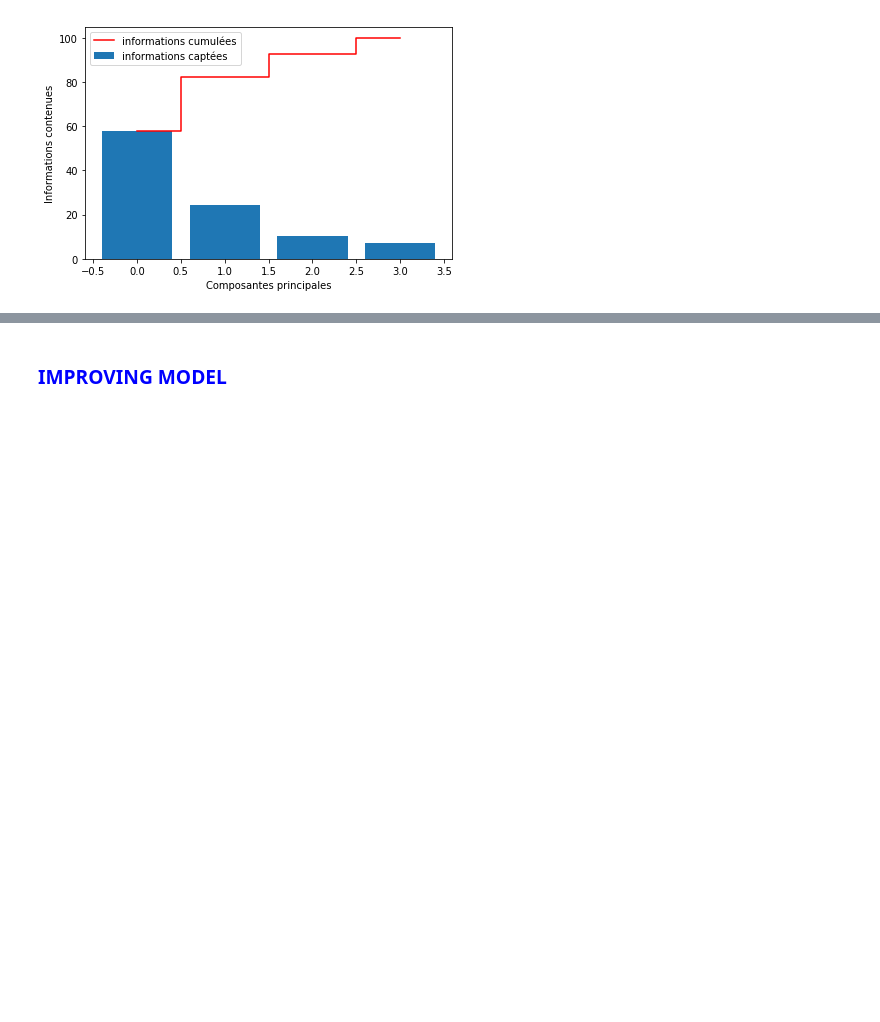
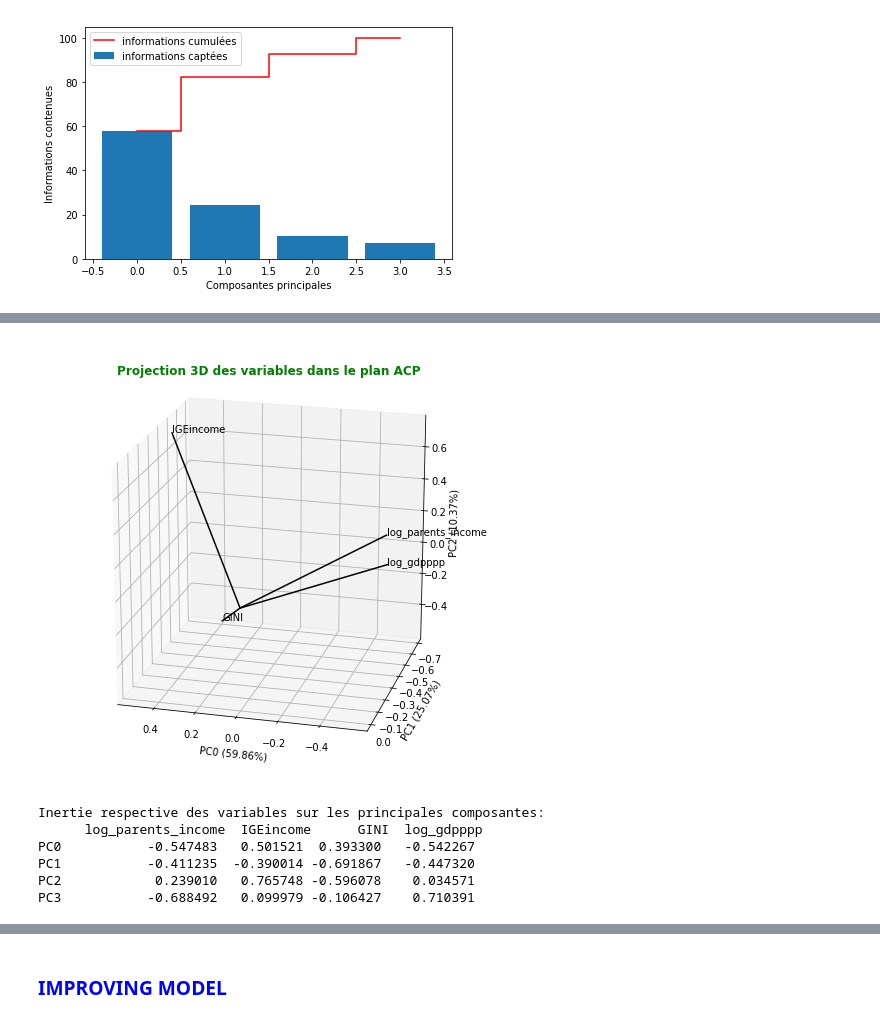
Before and after one commit to polopolopopo13/projet7, a Jupyter notebook: code_projet7.ipynb, the cells around one changed output, grey strips where cells are left out. Cells and saved outputs as stored; diff of their text form; code cells hidden in the pictures; blank space fills up the shorter version.

```diff
--- a/code_projet7.ipynb
+++ b/code_projet7.ipynb
@@ -1881,5 +1895,5 @@ random_from_CR.head()
 # %%
-pca = PCA().fit(random_from_CR)
+pca = PCA().fit(random_from_CR[['parents_income','IGEincome','GINI','gdpppp']])
 PCs = pca.components_ #Principal axes in feature space, representing the directions of maximum variance in the data.
 PCe = pca.explained_variance_ratio_ #Percentage of variance explained by each of the selected variable.
 PCsv = pca.singular_values_
@@ -1893,7 +1907,7 @@ plt.step(range(PCn), cum_scree, where='mid', label='informations cumulées', col
 plt.ylabel('Informations contenues')
 plt.xlabel('Composantes principales')
 plt.legend(loc='best')
-plt.savefig('./graphiques/éboulis.png', dpi=120)
+#plt.savefig('./graphiques/éboulis.png', dpi=120)
 plt.tight_layout()
 # %% [output]
 [figure]
@@ -1957,24 +1968,32 @@ KeyError: "['Log_parents_income' 'Log_gdpppp'] not in index"
 # %%
 nrange= len(random_from_CR.columns)
 
 fig = plt.figure(figsize=(8,8))
 ax = plt.axes(projection='3d')
 
 for i, (x, y,z) in enumerate(zip(PCs[0, :], PCs[1, :],PCs[2, :])):
     ax.plot([0, x], [0, y],[0,z], color='k')
-    ax.text(x,y,z, random_from_CR.columns[i])
+    ax.text(x,y,z, random_from_CR[['log_parents_income','IGEincome','GINI','log_gdpppp']].columns[i])
 ax.view_init(20,105)
 ax.set_xlabel('PC0 ({:.2f}%)'.format(PCe[0]*100))
 ax.set_ylabel('PC1 ({:.2f}%)'.format(PCe[1]*100))
 ax.set_zlabel('PC2 ({:.2f}%)'.format(PCe[2]*100))
 ax.set_title('Projection 3D des variables dans le plan ACP', color='g', fontsize=12, fontweight='bold')
-plt.savefig('./graphiques/variables_3D_projection_on_ACP.png', dpi=120)
+#plt.savefig('./graphiques/variables_3D_projection_on_ACP.png', dpi=120)
 plt.show()
 
 #Récupération de l'inertie des variables sur les axes
 principalaxes = ['PC{}'.format(i) for i in range(0,len(PCs))]
-inertie_variable = pd.DataFrame(np.round(PCs, nrange), columns = random_from_CR.keys())
+inertie_variable = pd.DataFrame(np.round(PCs, nrange), columns = random_from_CR[['log_parents_income','IGEincome','GINI','log_gdpppp']].keys())
 inertie_variable.index = principalaxes
 print('''Inertie respective des variables sur les principales composantes:\n''',inertie_variable)
+# %% [output]
+[figure, added]
+Inertie respective des variables sur les principales composantes:
+      log_parents_income  IGEincome      GINI  log_gdpppp
+PC0           -0.547483   0.501521  0.393300   -0.542267
+PC1           -0.411235  -0.390014 -0.691867   -0.447320
+PC2            0.239010   0.765748 -0.596078    0.034571
+PC3           -0.688492   0.099979 -0.106427    0.710391
 # %%
 #ACP with target feature
```
Also changed, not shown: parts of 71 cells of this notebook.
